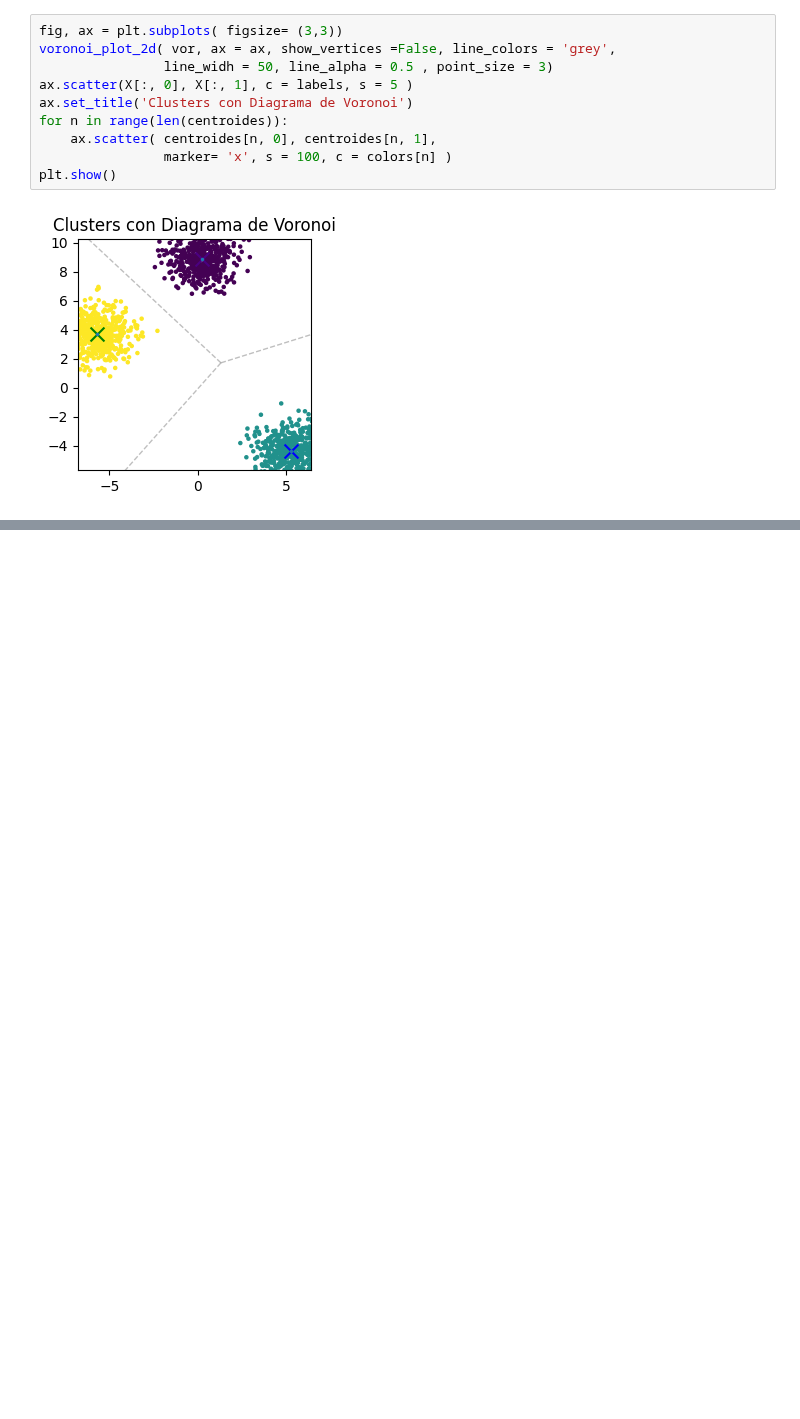
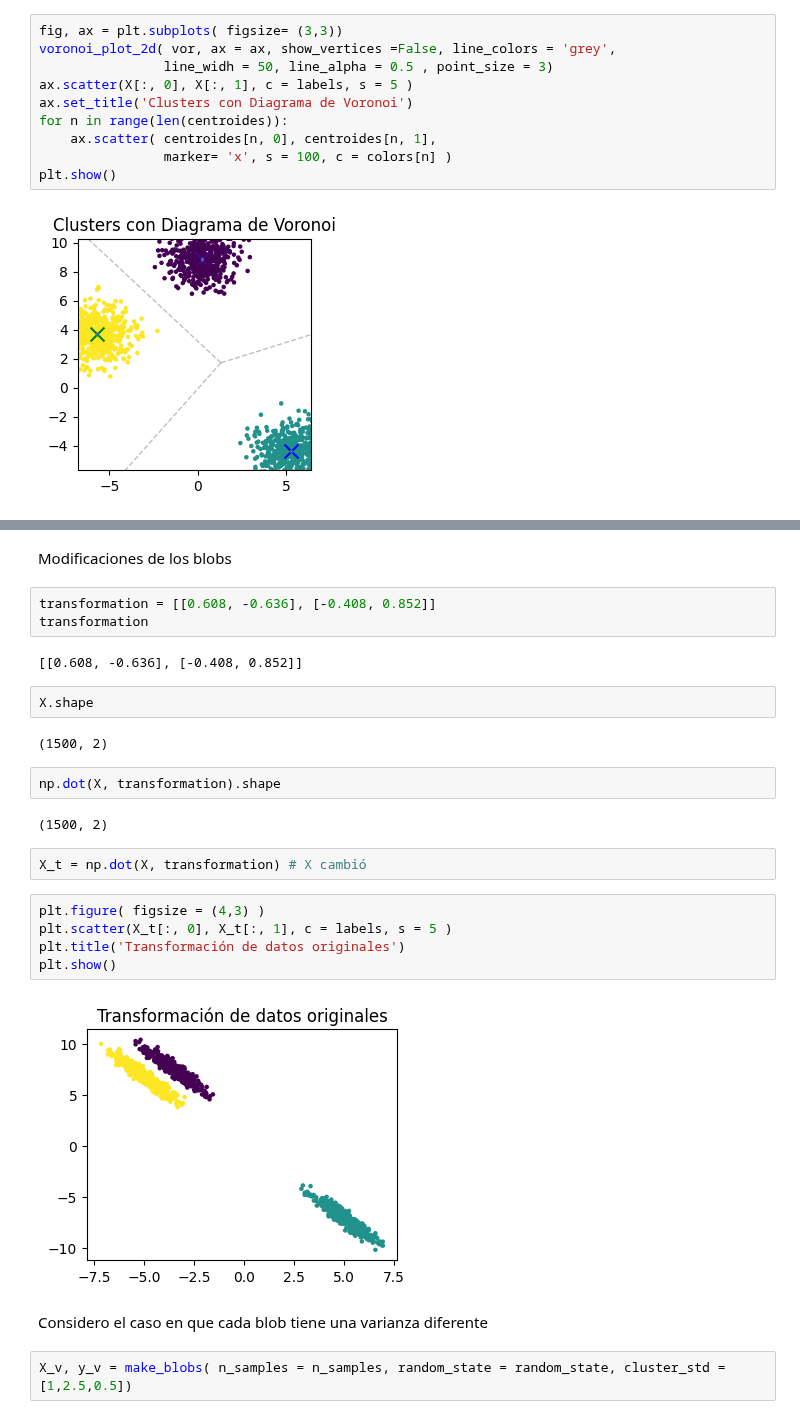
Before and after one commit to JhonZafra/Statistic_Concepts, a Jupyter notebook: SemanaXII/K-MeansClustering.ipynb, the cells around one changed output, grey strips where cells are left out. Saved outputs shown, nothing was run; the diff lists cells and outputs as text; blank space fills up the shorter version.

```diff
--- a/SemanaXII/K-MeansClustering.ipynb
+++ b/SemanaXII/K-MeansClustering.ipynb
@@ -177,0 +180,28 @@ plt.show()
+# %% [markdown]
+Modificaciones de los blobs
+# %%
+transformation = [[0.608, -0.636], [-0.408, 0.852]]
+transformation
+# %% [output]
+[[0.608, -0.636], [-0.408, 0.852]]
+# %%
+X.shape
+# %% [output]
+(1500, 2)
+# %%
+np.dot(X, transformation).shape
+# %% [output]
+(1500, 2)
+# %%
+X_t = np.dot(X, transformation) # X cambió
+# %%
+plt.figure( figsize = (4,3) )
+plt.scatter(X_t[:, 0], X_t[:, 1], c = labels, s = 5 )
+plt.title('Transformación de datos originales')
+plt.show()
+# %% [output]
+[figure, added]
+# %% [markdown]
+Considero el caso en que cada blob tiene una varianza diferente
+# %%
+X_v, y_v = make_blobs( n_samples = n_samples, random_state = random_state, cluster_std = [1,2.5,0.5])
```
Also changed, not shown: parts of 14 cells of this notebook.
